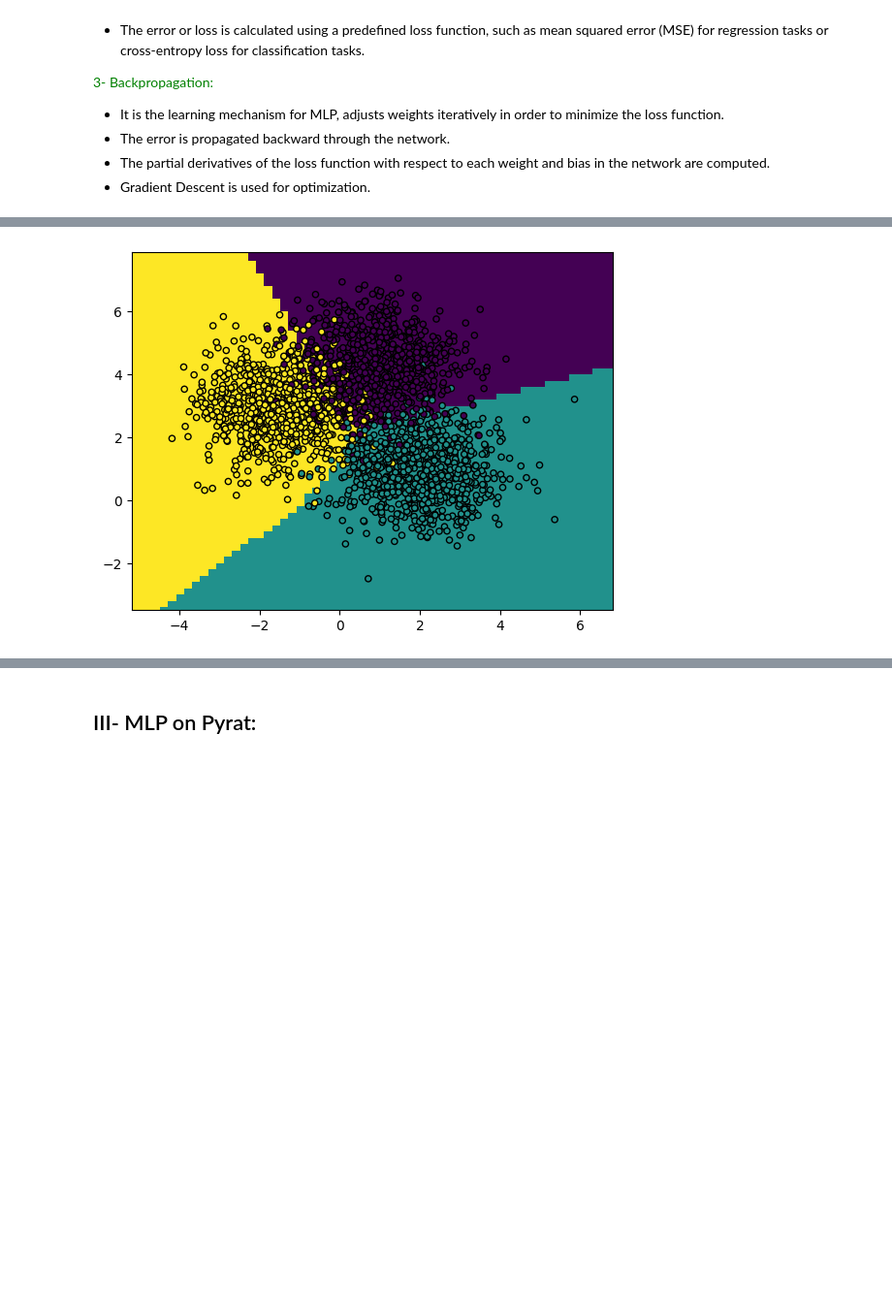
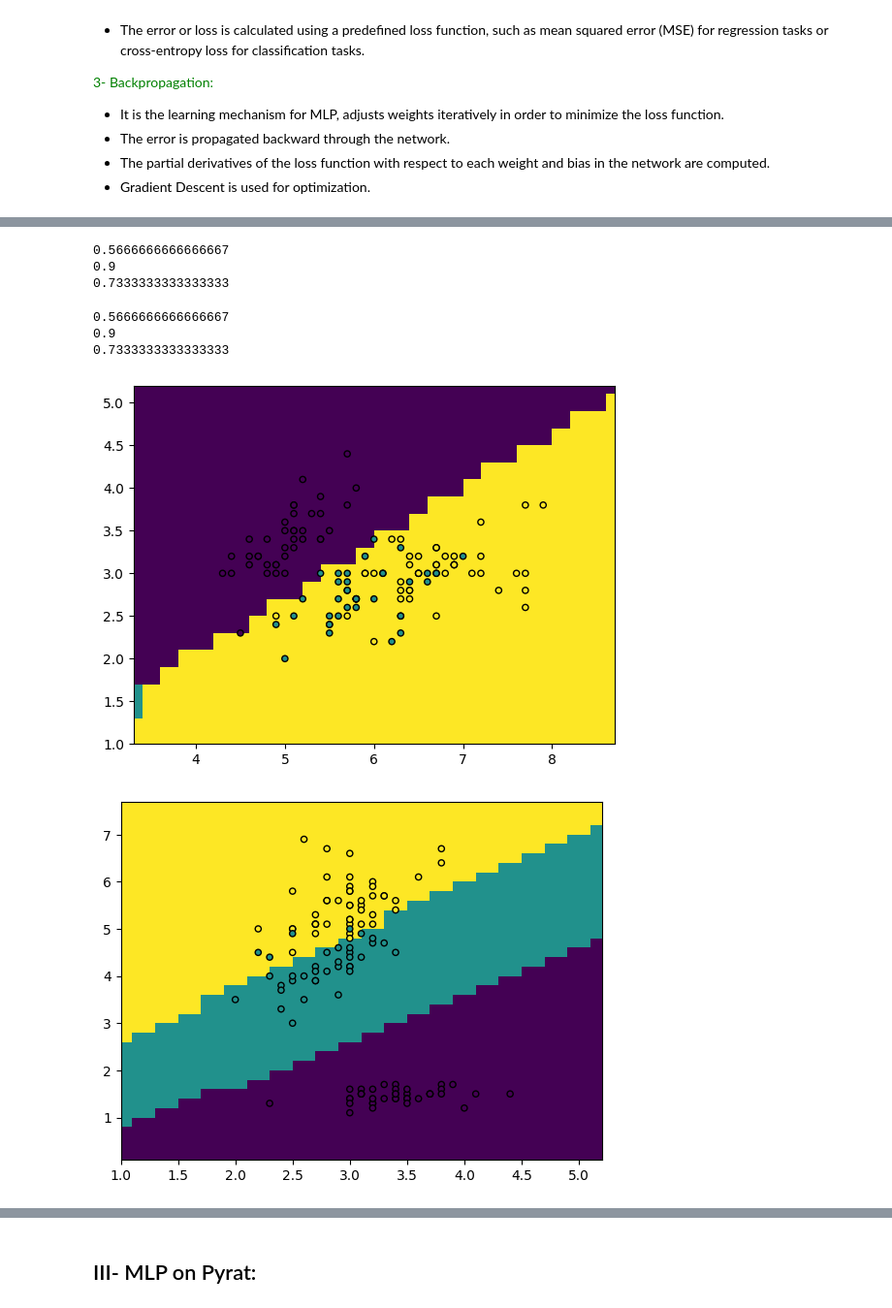
Before and after one commit to ONS-BOUSBIH/Intro_IA, a Jupyter notebook: presentation_MLP.ipynb, the cells around one changed output, grey strips where cells are left out. Shown: that part at 97% size. Saved outputs shown, nothing was run; the diff lists cells and outputs as text; code cells hidden in the pictures; blank space fills up the shorter version.

Commit message:
using the iris dataset

```diff
--- a/presentation_MLP.ipynb
+++ b/presentation_MLP.ipynb
@@ -45,3 +66,9 @@ There are 3 steps that are repeated iteratively to train the model:
 # %%
-from sklearn.datasets import make_blobs
-X, Y = make_blobs(n_samples=3000, centers=3, n_features=2,random_state=0)
+from sklearn.datasets import make_blobs, load_iris
+#X, Y = make_blobs(n_samples=3000, centers=3, n_features=2,random_state=0)
+iris=load_iris()
+x,y=iris.data,iris.target
+print(x.shape)
+x_3=x[:,2:4]
+x_1=x[:,0:2]
+x_2=x[:,1:3]
@@ -57,8 +76,0 @@ x_train,x_test,y_train,y_test=train_test_split(X,Y,test_size=0.2,train_size=0.8,
-# %%
-
-from sklearn.neural_network import MLPClassifier
-classifier = MLPClassifier()
-classifier.fit(x_train,y_train)
-y_pred=classifier.predict(x_test)
-print(y_pred.shape)
-classifier.score(x_test,y_test)
@@ -68,25 +102,55 @@ classifier.score(x_test,y_test)
+# %%
+from sklearn.model_selection import train_test_split
+x1_train,x1_test,y1_train,y1_test=train_test_split(x_1,y,test_size=0.2,train_size=0.8,random_state=0)
+x2_train,x2_test,y2_train,y2_test=train_test_split(x_2,y,test_size=0.2,train_size=0.8,random_state=0)
+x3_train,x3_test,y3_train,y3_test=train_test_split(x_3,y,test_size=0.2,train_size=0.8,random_state=0)
+# %%
+
+from sklearn.neural_network import MLPClassifier
+classifier1 = MLPClassifier()
+classifier2 = MLPClassifier()
+classifier3 = MLPClassifier()
+classifier1.fit(x1_train,y1_train)
+classifier2.fit(x2_train,y2_train)
+classifier3.fit(x3_train,y3_train)
+y1_pred=classifier1.predict(x1_test)
+y2_pred=classifier2.predict(x2_test)
+y3_pred=classifier3.predict(x3_test)
+# %% [output]
+0.5666666666666667
+0.9
+0.7333333333333333
 # %%
 from matplotlib.colors import ListedColormap
 import numpy as np
 
 def plot_boundaries(classifier,X,Y,h=0.2):
     x0_min, x0_max = X[:, 0].min() - 1, X[:, 0].max() + 1
     x1_min, x1_max = X[:, 1].min() - 1, X[:, 1].max() + 1
     x0, x1 = np.meshgrid(np.arange(x0_min, x0_max,h),
                          np.arange(x1_min, x1_max,h))
     dataset = np.c_[x0.ravel(),x1.ravel()]
     Z = classifier.predict(dataset)
 
     # Put the result into a color plot
     Z = Z.reshape(x0.shape)
     plt.figure()
     plt.pcolormesh(x0, x1, Z)
 
     # Plot also the training points
     plt.scatter(X[:, 0], X[:, 1], c=Y,
                 edgecolor='k', s=20)
     plt.xlim(x0.min(), x0.max())
     plt.ylim(x1.min(), x1.max())
-plot_boundaries(classifier,x_train,y_train)
+print(classifier1.score(x1_test,y1_test))
+plot_boundaries(classifier1,x1_train,y1_train)
+print(classifier2.score(x2_test,y2_test))
+plot_boundaries(classifier2,x2_train,y2_train)
+print(classifier3.score(x3_test,y3_test))
+plot_boundaries(classifier3,x3_train,y3_train)
 # %% [output]
+0.5666666666666667
+0.9
+0.7333333333333333
-[figure, old version]
+[figure, new version]
+[figure, added]
```
Also changed, not shown: parts of 11 cells of this notebook.
